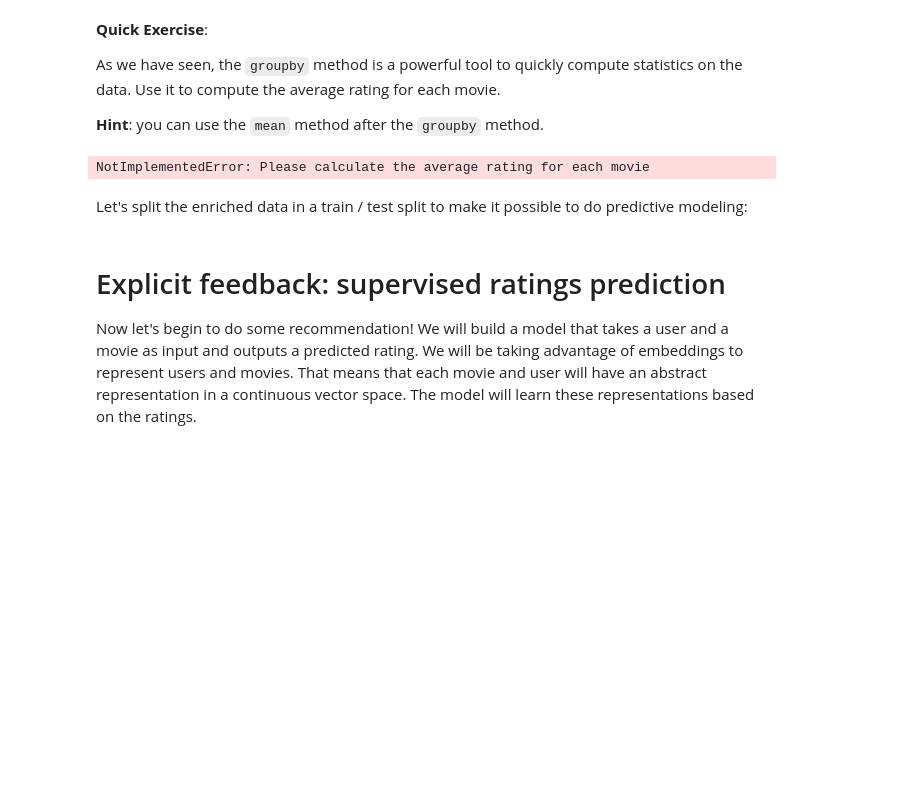
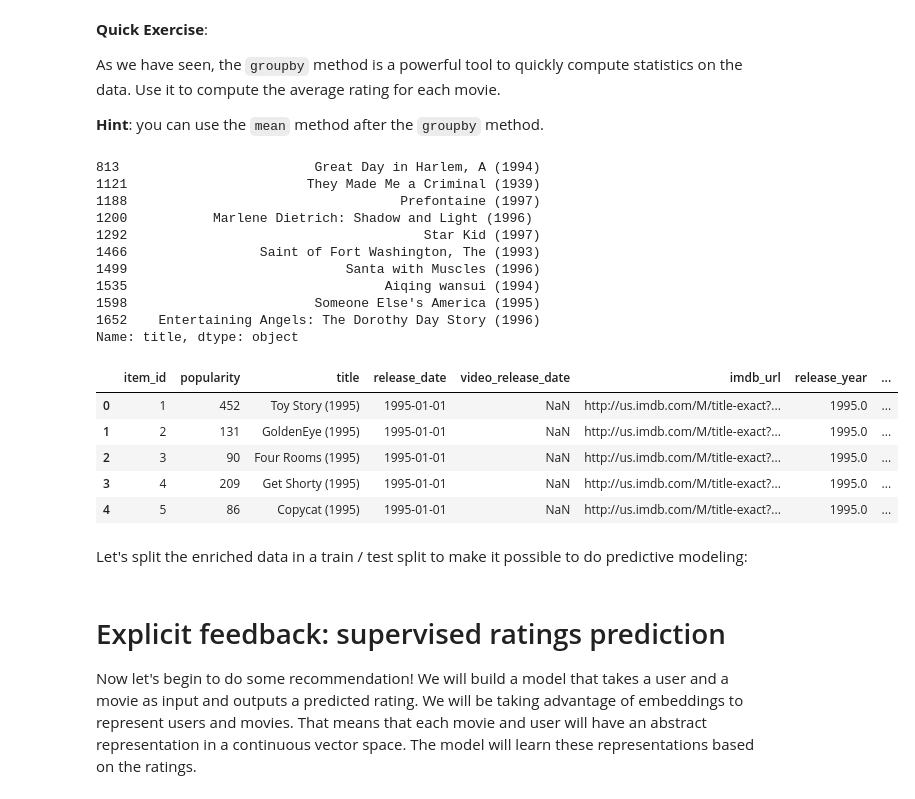
Before and after one commit to pala2003/deep_learning, a Jupyter notebook: 01_materials/labs/lab_3.ipynb, the cells around one changed output. Drawn from its saved outputs; the diff is of its cells as text; code cells hidden in the pictures; blank space fills up the shorter version.

```diff
--- a/01_materials/labs/lab_3.ipynb
+++ b/01_materials/labs/lab_3.ipynb
@@ -169,10 +175,31 @@ all_ratings.head()
 As we have seen, the `groupby` method is a powerful tool to quickly compute statistics on the data. Use it to compute the average rating for each movie.
 
 **Hint**: you can use the `mean` method after the `groupby` method.
-# %%
-raise NotImplementedError("Please calculate the average rating for each movie")
-# %% [output]
-NotImplementedError: Please calculate the average rating for each movie
+# %%
+#raise NotImplementedError("Please calculate the average rating for each movie")
+average_ratings = all_ratings.groupby('item_id')['rating'].mean().reset_index(name='average_rating')
+items = pd.merge(items, average_ratings)
+print(f"{items.nlargest(10, 'average_rating')['title']}")# Get the 10 movies with the highest average rating
+#Average rating
+items.head()  # Display the first few rows of the updated items DataFrame
+# %% [output]
+813                         Great Day in Harlem, A (1994)
+1121                       They Made Me a Criminal (1939)
+1188                                   Prefontaine (1997)
+1200           Marlene Dietrich: Shadow and Light (1996)
+1292                                      Star Kid (1997)
+1466                 Saint of Fort Washington, The (1993)
+1499                            Santa with Muscles (1996)
+1535                                 Aiqing wansui (1994)
+1598                        Someone Else's America (1995)
+1652    Entertaining Angels: The Dorothy Day Story (1996)
+Name: title, dtype: object
+|  | item_id | popularity | title | release_date | video_release_date | imdb_url | release_year | ... |
+| 0 | 1 | 452 | Toy Story (1995) | 1995-01-01 | NaN | http://us.imdb.com/M/title-exact?... | 1995.0 | ... |
+| 1 | 2 | 131 | GoldenEye (1995) | 1995-01-01 | NaN | http://us.imdb.com/M/title-exact?... | 1995.0 | ... |
+| 2 | 3 | 90 | Four Rooms (1995) | 1995-01-01 | NaN | http://us.imdb.com/M/title-exact?... | 1995.0 | ... |
+| 3 | 4 | 209 | Get Shorty (1995) | 1995-01-01 | NaN | http://us.imdb.com/M/title-exact?... | 1995.0 | ... |
+| 4 | 5 | 86 | Copycat (1995) | 1995-01-01 | NaN | http://us.imdb.com/M/title-exact?... | 1995.0 | ... |
 # %% [markdown]
 Let's split the enriched data in a train / test split to make it possible to do predictive modeling:
 # %%
```
Also changed, not shown: parts of 14 cells of this notebook.
